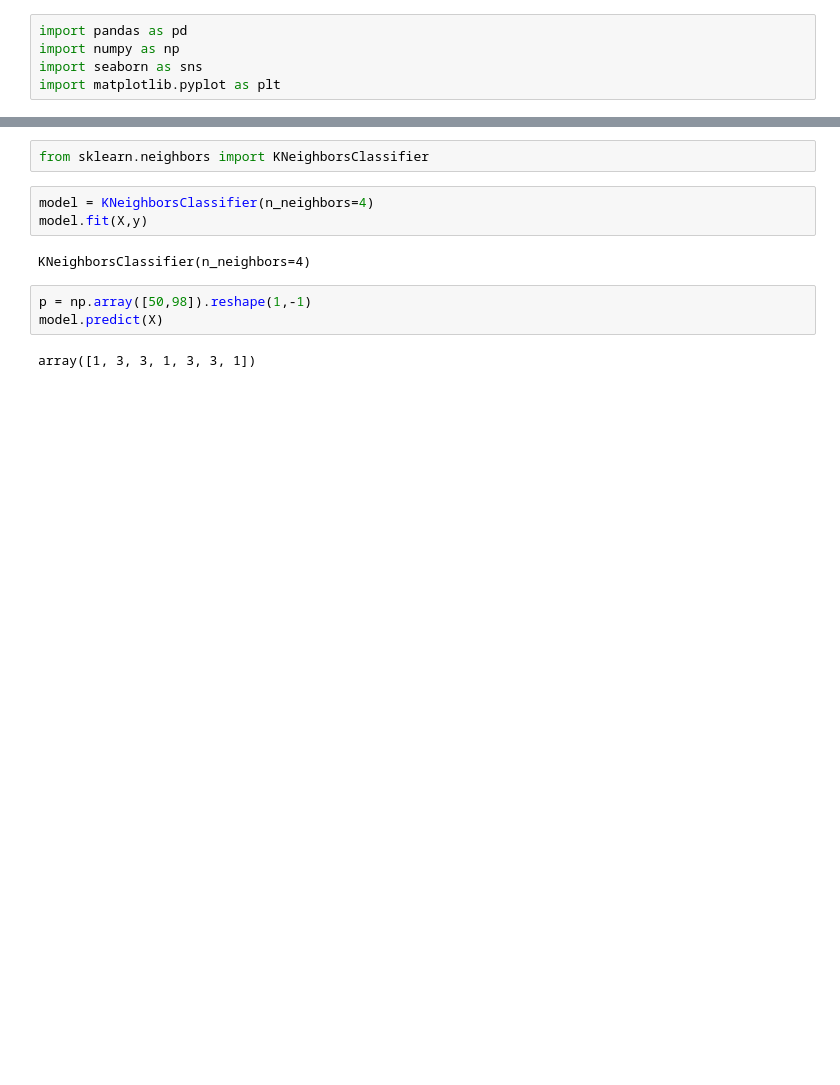
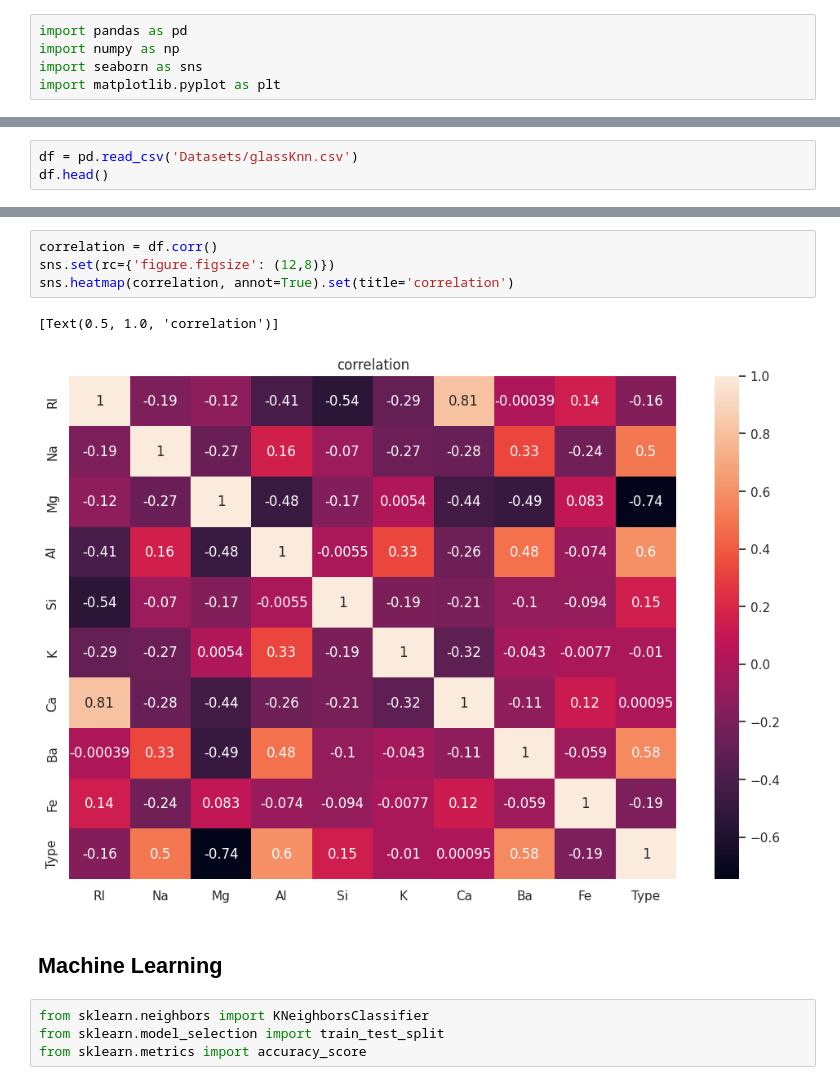
Before and after one commit to lilJuan4168/MachineLearning, a Jupyter notebook: Knn.ipynb, the cells around one changed output, grey strips where cells are left out. Drawn from its saved outputs; the diff is of its cells as text; blank space fills up the shorter version.

```diff
--- a/Knn.ipynb
+++ b/Knn.ipynb
@@ -21,0 +8,3 @@ dt
+# %%
+df = pd.read_csv('Datasets/glassKnn.csv')
+df.head()
@@ -22,12 +71,13 @@ dt
+# %%
+correlation = df.corr()
+sns.set(rc={'figure.figsize': (12,8)})
+sns.heatmap(correlation, annot=True).set(title='correlation')
+# %% [output]
+[Text(0.5, 1.0, 'correlation')]
+[figure, added]
+# %% [markdown]
+<h2>Machine Learning</h2>
 # %%
 from sklearn.neighbors import KNeighborsClassifier
+from sklearn.model_selection import train_test_split
+from sklearn.metrics import accuracy_score
-# %%
-model = KNeighborsClassifier(n_neighbors=4)
-model.fit(X,y)
-# %% [output]
-KNeighborsClassifier(n_neighbors=4)
-# %%
-p = np.array([50,98]).reshape(1,-1)
-model.predict(X)
-# %% [output]
-array([1, 3, 3, 1, 3, 3, 1])
```
Also changed, not shown: parts of 14 cells of this notebook, 4 other files.
